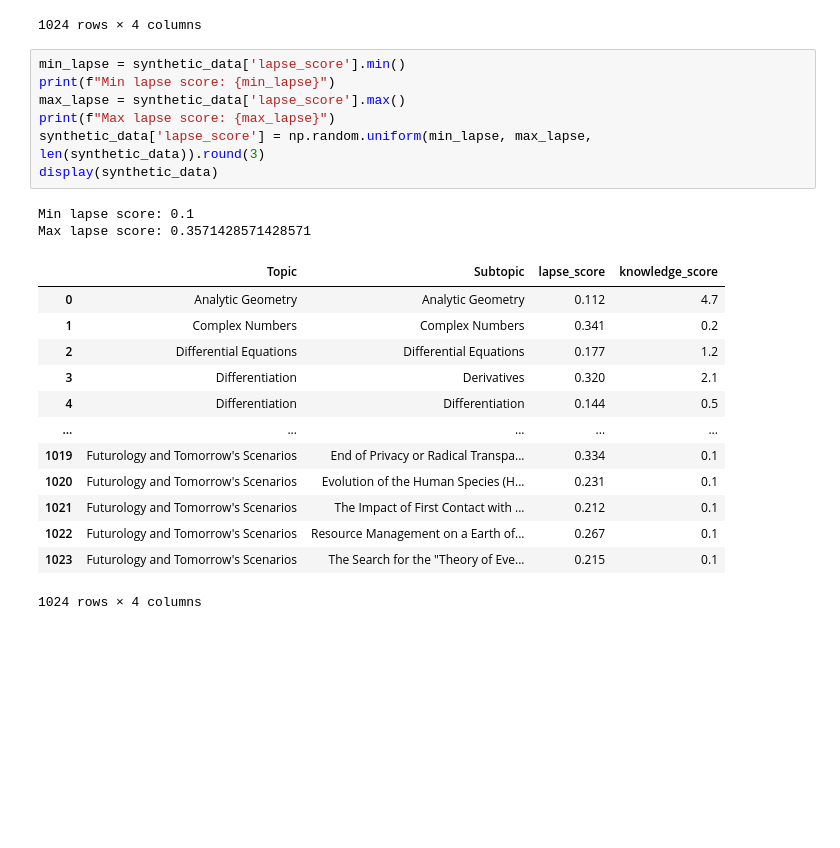
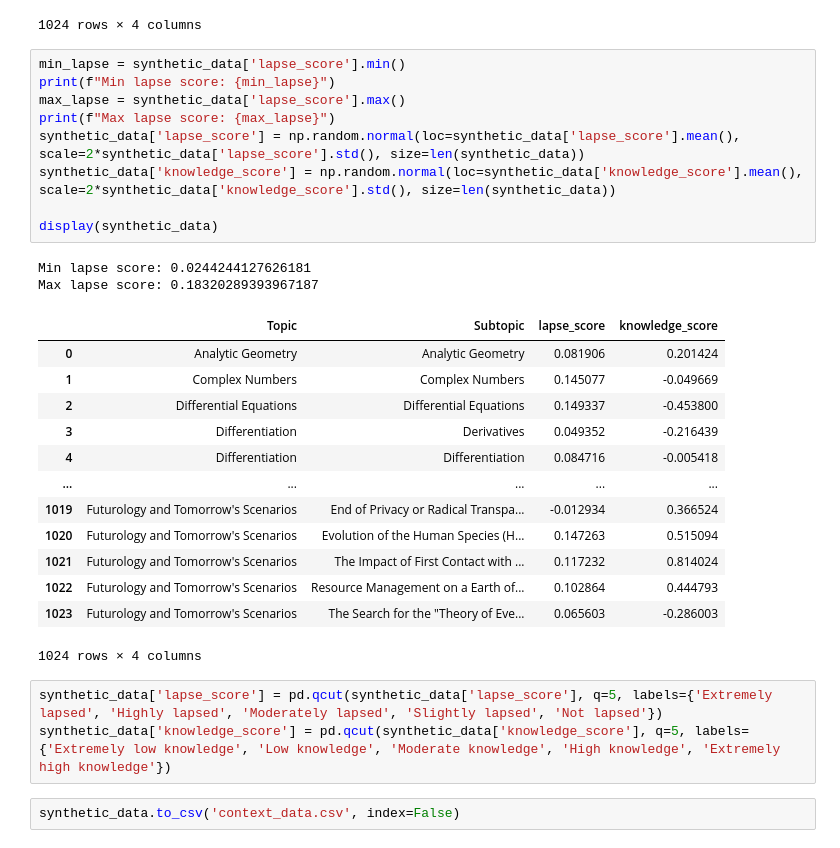
Before and after one commit to andreamurari/TesiMagistrale_NextQuerySuggestion, a Jupyter notebook: GeminiAPI_x_streamlit/test.ipynb, the cells around one changed output. Drawn from its saved outputs; the diff is of its cells as text; blank space fills up the shorter version.

```diff
--- a/GeminiAPI_x_streamlit/test.ipynb
+++ b/GeminiAPI_x_streamlit/test.ipynb
@@ -103,23 +104,30 @@ display(synthetic_data)
 # %%
 min_lapse = synthetic_data['lapse_score'].min()
 print(f"Min lapse score: {min_lapse}")
 max_lapse = synthetic_data['lapse_score'].max()
 print(f"Max lapse score: {max_lapse}")
-synthetic_data['lapse_score'] = np.random.uniform(min_lapse, max_lapse, len(synthetic_data)).round(3)
+synthetic_data['lapse_score'] = np.random.normal(loc=synthetic_data['lapse_score'].mean(), scale=2*synthetic_data['lapse_score'].std(), size=len(synthetic_data))
+synthetic_data['knowledge_score'] = np.random.normal(loc=synthetic_data['knowledge_score'].mean(), scale=2*synthetic_data['knowledge_score'].std(), size=len(synthetic_data))
+
 display(synthetic_data)
 # %% [output]
-Min lapse score: 0.1
-Max lapse score: 0.3571428571428571
+Min lapse score: 0.0244244127626181
+Max lapse score: 0.18320289393967187
 |  | Topic | Subtopic | lapse_score | knowledge_score |
-| 0 | Analytic Geometry | Analytic Geometry | 0.112 | 4.7 |
-| 1 | Complex Numbers | Complex Numbers | 0.341 | 0.2 |
-| 2 | Differential Equations | Differential Equations | 0.177 | 1.2 |
-| 3 | Differentiation | Derivatives | 0.320 | 2.1 |
-| 4 | Differentiation | Differentiation | 0.144 | 0.5 |
+| 0 | Analytic Geometry | Analytic Geometry | 0.081906 | 0.201424 |
+| 1 | Complex Numbers | Complex Numbers | 0.145077 | -0.049669 |
+| 2 | Differential Equations | Differential Equations | 0.149337 | -0.453800 |
+| 3 | Differentiation | Derivatives | 0.049352 | -0.216439 |
+| 4 | Differentiation | Differentiation | 0.084716 | -0.005418 |
 | ... | ... | ... | ... | ... |
-| 1019 | Futurology and Tomorrow's Scenarios | End of Privacy or Radical Transpa... | 0.334 | 0.1 |
-| 1020 | Futurology and Tomorrow's Scenarios | Evolution of the Human Species (H... | 0.231 | 0.1 |
-| 1021 | Futurology and Tomorrow's Scenarios | The Impact of First Contact with ... | 0.212 | 0.1 |
-| 1022 | Futurology and Tomorrow's Scenarios | Resource Management on a Earth of... | 0.267 | 0.1 |
-| 1023 | Futurology and Tomorrow's Scenarios | The Search for the "Theory of Eve... | 0.215 | 0.1 |
+| 1019 | Futurology and Tomorrow's Scenarios | End of Privacy or Radical Transpa... | -0.012934 | 0.366524 |
+| 1020 | Futurology and Tomorrow's Scenarios | Evolution of the Human Species (H... | 0.147263 | 0.515094 |
+| 1021 | Futurology and Tomorrow's Scenarios | The Impact of First Contact with ... | 0.117232 | 0.814024 |
+| 1022 | Futurology and Tomorrow's Scenarios | Resource Management on a Earth of... | 0.102864 | 0.444793 |
+| 1023 | Futurology and Tomorrow's Scenarios | The Search for the "Theory of Eve... | 0.065603 | -0.286003 |
 1024 rows × 4 columns
+# %%
+synthetic_data['lapse_score'] = pd.qcut(synthetic_data['lapse_score'], q=5, labels={'Extremely lapsed', 'Highly lapsed', 'Moderately lapsed', 'Slightly lapsed', 'Not lapsed'})
+synthetic_data['knowledge_score'] = pd.qcut(synthetic_data['knowledge_score'], q=5, labels={'Extremely low knowledge', 'Low knowledge', 'Moderate knowledge', 'High knowledge', 'Extremely high knowledge'})
+# %%
+synthetic_data.to_csv('context_data.csv', index=False)
```
Also changed, not shown: parts of 1 cell of this notebook, 1 other file.
